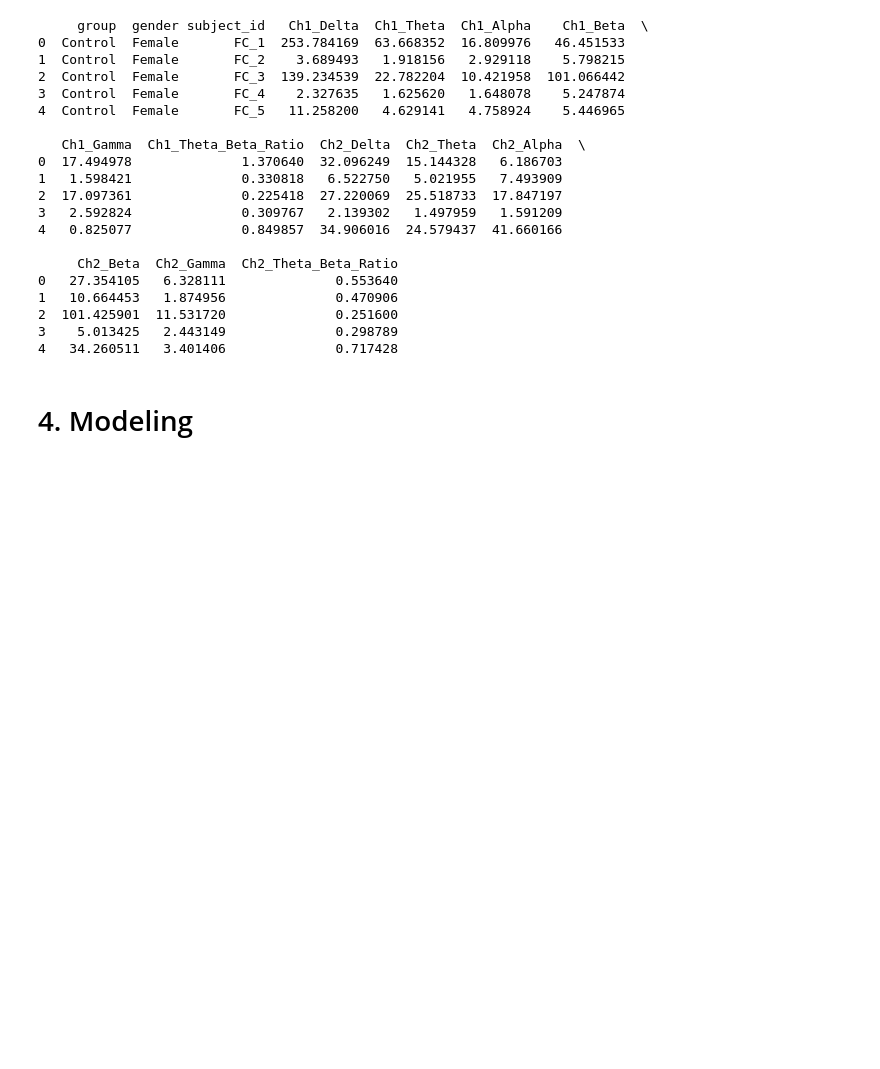
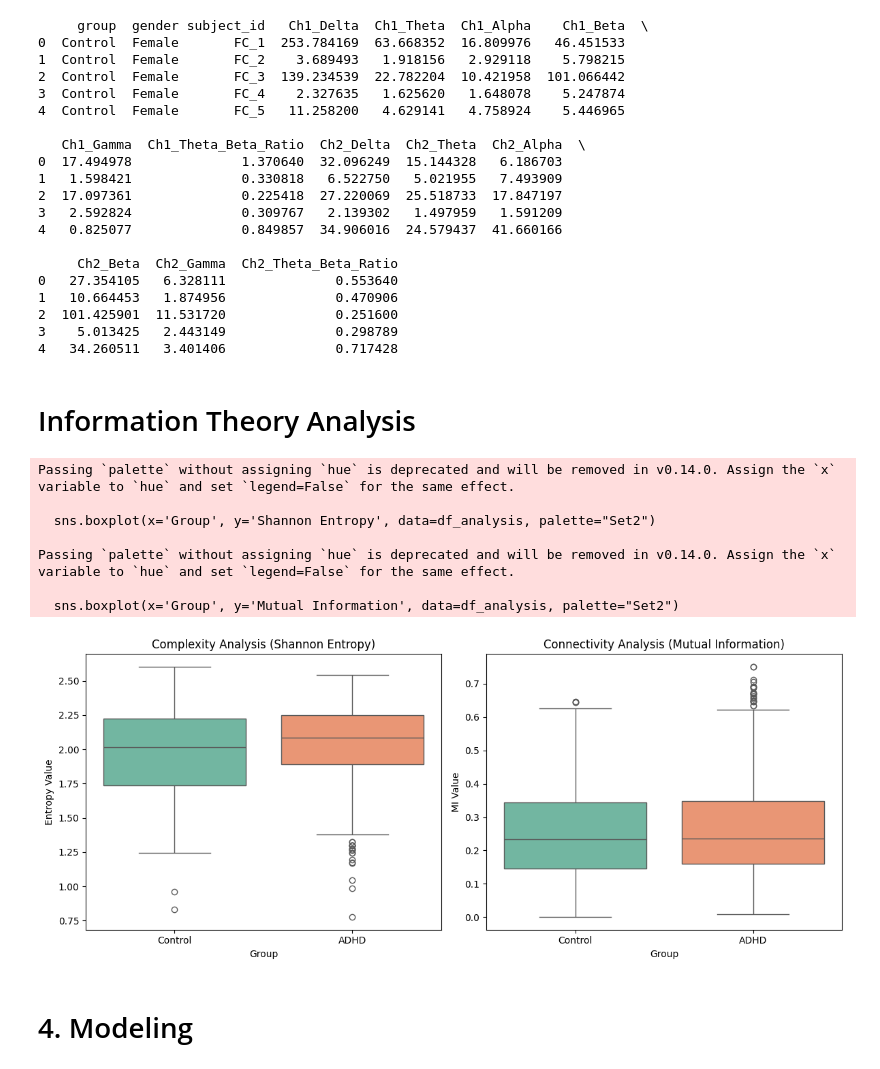
Before and after one commit to iomullony/ADHD-Predictor, a Jupyter notebook: main.ipynb, the cells around one changed output. Saved outputs shown, nothing was run; the diff lists cells and outputs as text; code cells hidden in the pictures; blank space fills up the shorter version.

Commit message:
different reports

```diff
--- a/main.ipynb
+++ b/main.ipynb
@@ -445,7 +412,7 @@ def calculate_band_power(signal, fs=256):
 feature_rows = []
 
 for index, row in eeg_df.iterrows():
-    # Preprocess the raw signal first (using the function you wrote in section 2.4)
+    # Preprocess the raw signal first
     clean_signal = preprocess(row['signal'])
 
     # Skip if signal was too short/corrupted (preprocess returns None)
@@ -454,8 +421,8 @@ for index, row in eeg_df.iterrows():
 
     n_channels = clean_signal.shape[1]
 
-    # Extract features for EACH channel (e.g., Fz, Cz, Pz...)
-    # We flatten the results so one subject = one row of many features
+    # Extract features for EACH channel
+    # We flatten the results (one subject = one row of many features)
     subject_features = {
         'group': row['group'],
         'gender': row['gender'],
@@ -467,7 +434,7 @@ for index, row in eeg_df.iterrows():
         channel_data = clean_signal[:, ch]
 
         # Calculate band powers
-        feats = calculate_band_power(channel_data)
+        feats = feature_extraction(channel_data)
 
         # Add to subject_features with channel prefix (e.g., "Ch1_Alpha")
         for key, value in feats.items():
@@ -502,6 +469,71 @@ print(features_df.head())
 2  101.425901  11.531720              0.251600
 3    5.013425   2.443149              0.298789
 4   34.260511   3.401406              0.717428
+# %% [markdown]
+# Information Theory Analysis
+# %%
+# Shannon Entropy
+def get_entropy(signal):
+    p_data, _ = np.histogram(signal, bins=20, density=True)
+    p_data = p_data + 1e-12 # avoid 0
+    p_data = p_data / p_data.sum()
+    return entropy(p_data)
+
+# Mutual Information
+def get_mi(signal1, signal2):
+    return mutual_info_regression(signal1.reshape(-1, 1), signal2, random_state=42)[0]
+
+analysis_data = []
+
+for index, row in eeg_df.iterrows():
+    sig = row['signal']
+    group = row['group']
+
+    # Analyze just the first channel for Entropy
+    # And the relationship between Ch1 and Ch2 for Mutual Information
+    ch1 = sig[:, 0]
+    ch2 = sig[:, 1]
+
+    # Calculate metrics
+    ent_val = get_entropy(ch1)
+    mi_val = get_mi(ch1, ch2)
+
+    analysis_data.append({
+        'Group': group,
+        'Shannon Entropy': ent_val,
+        'Mutual Information': mi_val
+    })
+
+# Convert to DataFrame for easy plotting
+df_analysis = pd.DataFrame(analysis_data)
+
+# --- 3. Generate Plots for Report ---
+plt.figure(figsize=(12, 5))
+
+# Plot 1: Shannon Entropy Comparison
+plt.subplot(1, 2, 1)
+sns.boxplot(x='Group', y='Shannon Entropy', data=df_analysis, palette="Set2")
+plt.title("Complexity Analysis (Shannon Entropy)")
+plt.ylabel("Entropy Value")
+
+# Plot 2: Mutual Information Comparison
+plt.subplot(1, 2, 2)
+sns.boxplot(x='Group', y='Mutual Information', data=df_analysis, palette="Set2")
+plt.title("Connectivity Analysis (Mutual Information)")
+plt.ylabel("MI Value")
+
+plt.tight_layout()
+plt.savefig('report/imgs/info_theory_analysis.png', dpi=300) # Save for your report
+plt.show()
+# %% [output]
+Passing `palette` without assigning `hue` is deprecated and will be removed in v0.14.0. Assign the `x` variable to `hue` and set `legend=False` for the same effect.
+
+  sns.boxplot(x='Group', y='Shannon Entropy', data=df_analysis, palette="Set2")
+
+Passing `palette` without assigning `hue` is deprecated and will be removed in v0.14.0. Assign the `x` variable to `hue` and set `legend=False` for the same effect.
+
+  sns.boxplot(x='Group', y='Mutual Information', data=df_analysis, palette="Set2")
+[figure, added]
 # %% [markdown]
 # 4. Modeling
 # %%
```
Also changed, not shown: parts of 13 cells of this notebook, 7 other files.
